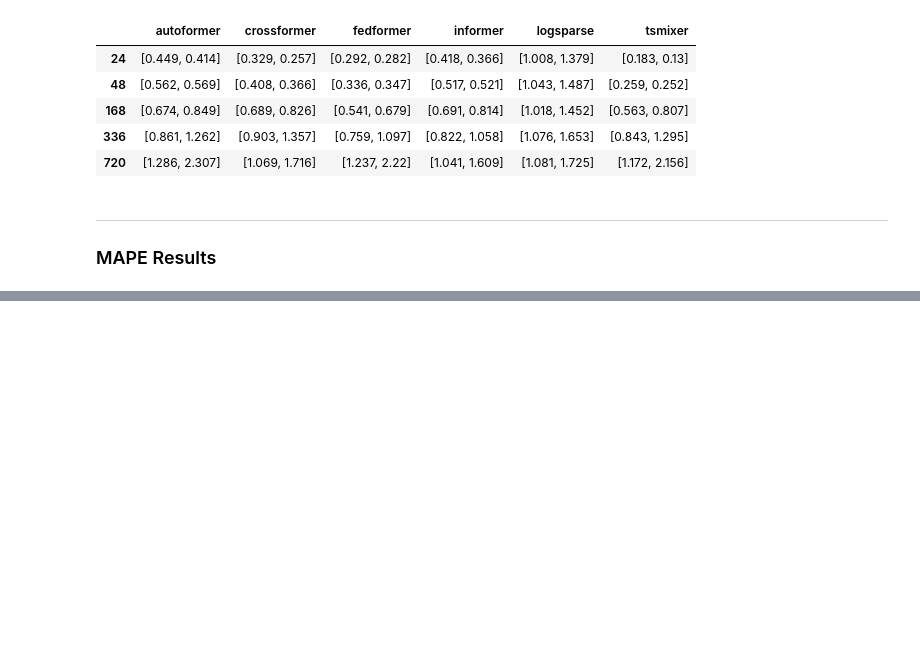
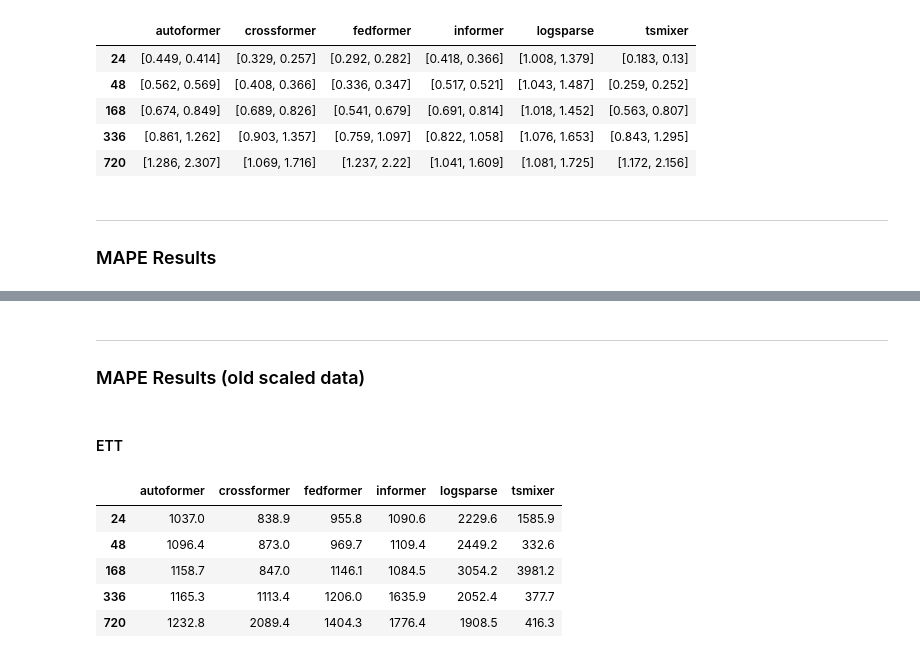
Before and after one commit to anasashb/TransformersEnergyTS, a Jupyter notebook: result_analysis.ipynb, the cells around one changed output, grey strips where cells are left out. Drawn from its saved outputs; the diff is of its cells as text; code cells hidden in the pictures; blank space fills up the shorter version.

```diff
--- a/result_analysis.ipynb
+++ b/result_analysis.ipynb
@@ -716,3 +731,11 @@ results_synth_mulrev
 ---
 
 ### MAPE Results
+# %%
+scaler = StandardScaler()
+# %%
+def mape_fun(pred, true):
+    '''
+    Calculates mean absolute percentage error.
+    '''
+    return np.mean(np.abs((pred - true) / true))
@@ -718,0 +931,12 @@ results_synth_mulrev
+# %%
+list_models = ['autoformer' , 'fedformer', 'informer', 'logsparse' , 'tsmixer']
+list_lengths = ['24','48','168','336','720']
+
+mape_wind = pd.DataFrame(columns = list_models)
+for i , length in enumerate(list_lengths) :
+    mape_wind.loc[i] = [np.round(autoformer_wind_mape['pred_len' + str(length)]*100,2) ,
+                               np.round(fedformer_wind_mape['pred_len' + str(length)]*100,2) , np.round(informer_wind_mape['pred_len' + str(length)]*100,2) ,
+                               np.round(logsparse_wind_mape['pred_len' + str(length)]*100,2) , np.round(tsmixer_wind_mape['pred_len' + str(length)]*100,2)]
+mape_wind.index = list_lengths
+
+mape_wind
@@ -718,0 +1044,12 @@ results_synth_mulrev
+# %%
+list_models = ['autoformer' , 'fedformer', 'informer', 'logsparse' , 'tsmixer']
+list_lengths = ['24','48','168','336','720']
+
+mape_synth = pd.DataFrame(columns = list_models)
+for i , length in enumerate(list_lengths) :
+    mape_synth.loc[i] = [np.round(autoformer_synth_mape['pred_len' + str(length)]*100,2) ,
+                               np.round(fedformer_synth_mape['pred_len' + str(length)]*100,2) , np.round(informer_synth_mape['pred_len' + str(length)]*100,2) ,
+                               np.round(logsparse_synth_mape['pred_len' + str(length)]*100,2) , np.round(tsmixer_synth_mape['pred_len' + str(length)]*100,2)]
+mape_synth.index = list_lengths
+
+mape_synth
@@ -718,0 +1063,25 @@ results_synth_mulrev
+# %% [markdown]
+---
+
+### MAPE Results (old scaled data)
+# %% [markdown]
+#### ETT
+# %%
+list_models = ['autoformer' , 'crossformer', 'fedformer', 'informer', 'logsparse' , 'tsmixer']
+list_lengths = ['24','48','168','336','720']
+
+mape_ett = pd.DataFrame(columns = list_models)
+for i , length in enumerate(list_lengths) :
+    mape_ett.loc[i] = [np.round(autoformer_ett['pred_len' + str(length)][2]*100,2) , np.round(crossformer_ett['pred_len' + str(length)][2]*100,2) ,
+                               np.round(fedformer_ett['pred_len' + str(length)][2]*100,2) , np.round(informer_ett['pred_len' + str(length)][2]*100,2) ,
+                               np.round(logsparse_ett['pred_len' + str(length)][2]*100,2) , np.round(tsmixer_ett['pred_len' + str(length)][2]*100,2)]
+mape_ett.index = list_lengths
+
+mape_ett
+# %% [output]
+|  | autoformer | crossformer | fedformer | informer | logsparse | tsmixer |
+| 24 | 1037.0 | 838.9 | 955.8 | 1090.6 | 2229.6 | 1585.9 |
+| 48 | 1096.4 | 873.0 | 969.7 | 1109.4 | 2449.2 | 332.6 |
+| 168 | 1158.7 | 847.0 | 1146.1 | 1084.5 | 3054.2 | 3981.2 |
+| 336 | 1165.3 | 1113.4 | 1206.0 | 1635.9 | 2052.4 | 377.7 |
+| 720 | 1232.8 | 2089.4 | 1404.3 | 1776.4 | 1908.5 | 416.3 |
```
Also changed, not shown: parts of 24 cells of this notebook, 2 other files.
